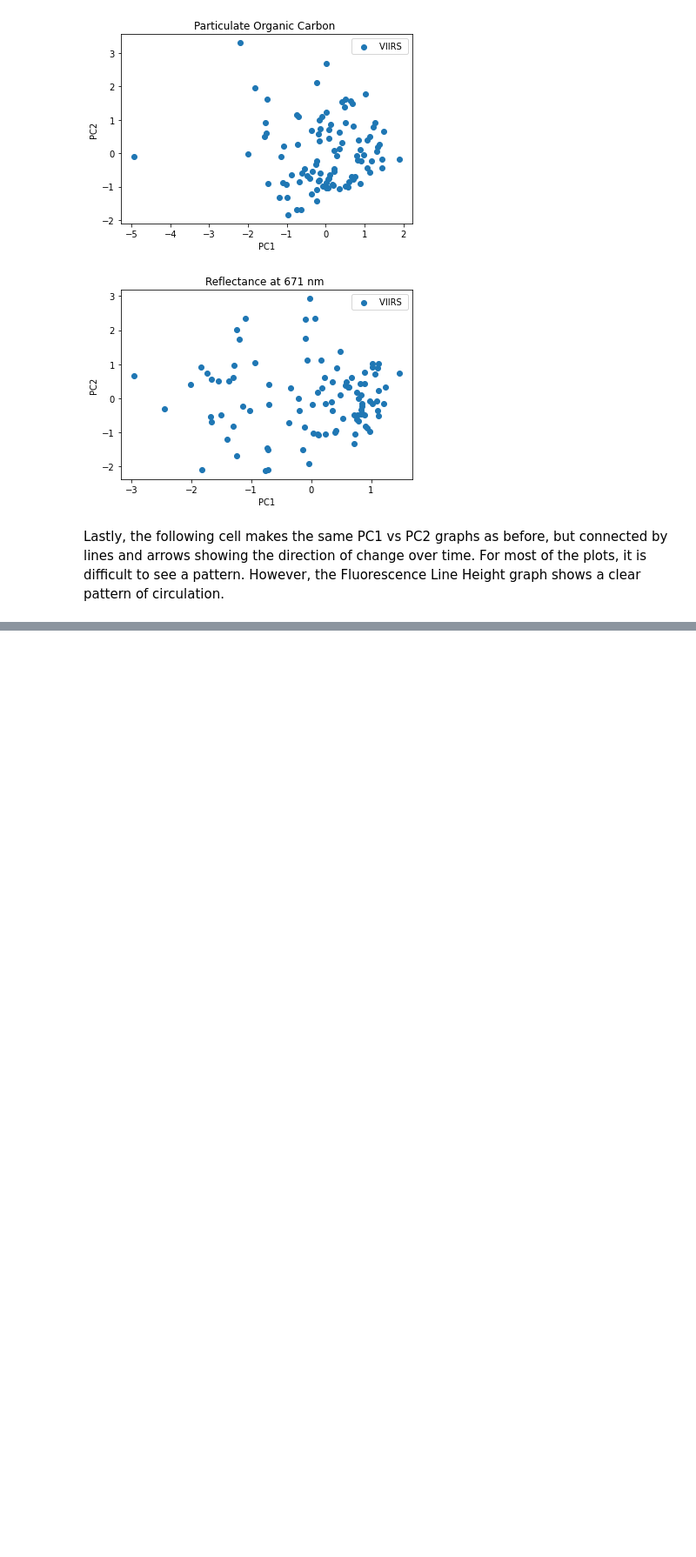
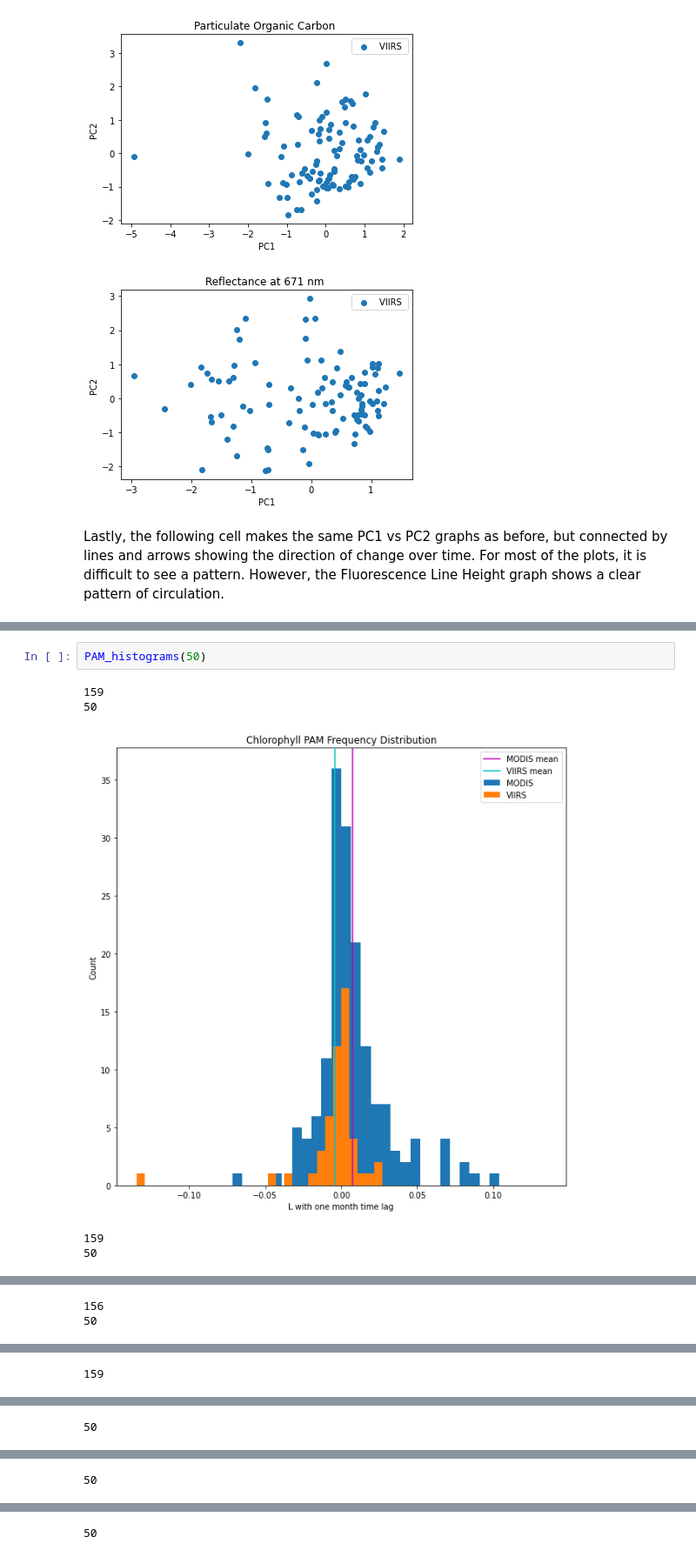
Before and after one commit to austinbennysmith/OSOM-ERDDAP, a Jupyter notebook: plankton/EOF_Analysis.ipynb, the cells around one changed output, grey strips where cells are left out. Shown at 87% size. Drawn from its saved outputs; the diff is of its cells as text; blank space fills up the shorter version.

```diff
--- a/plankton/EOF_Analysis.ipynb
+++ b/plankton/EOF_Analysis.ipynb
@@ -497,0 +566,8 @@ for variable in variableslist: #looping through all the variables
+# %%
+PAM_histograms(50)
+# %% [output]
+159
+50
+[figure, added]
+159
+50
@@ -497,0 +575,2 @@ for variable in variableslist: #looping through all the variables
+156
+50
@@ -497,0 +578 @@ for variable in variableslist: #looping through all the variables
+159
@@ -497,0 +580 @@ for variable in variableslist: #looping through all the variables
+50
@@ -497,0 +582 @@ for variable in variableslist: #looping through all the variables
+50
@@ -497,0 +584 @@ for variable in variableslist: #looping through all the variables
+50
```
Also changed, not shown: parts of 10 cells of this notebook.
